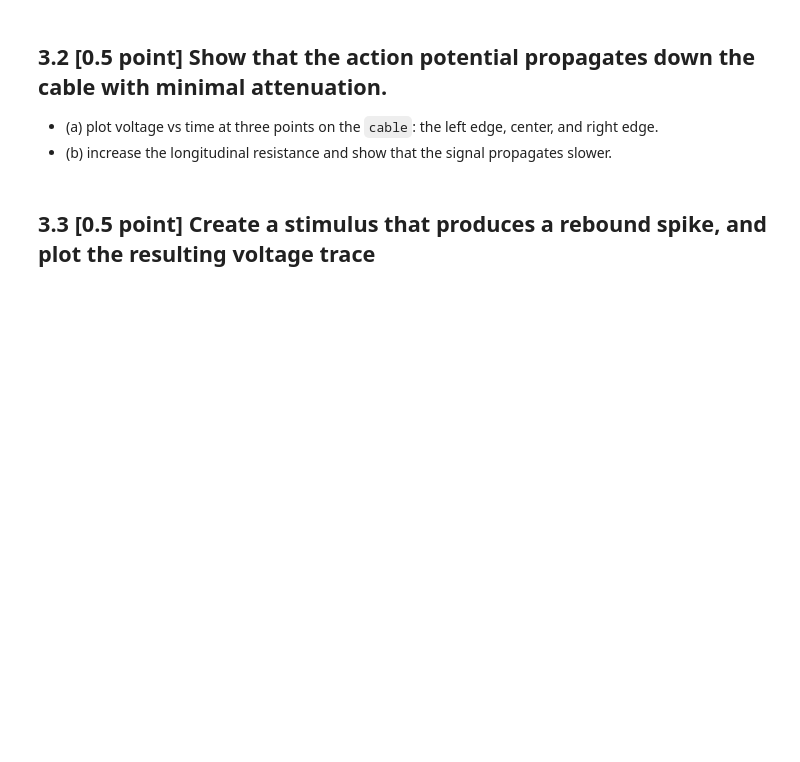
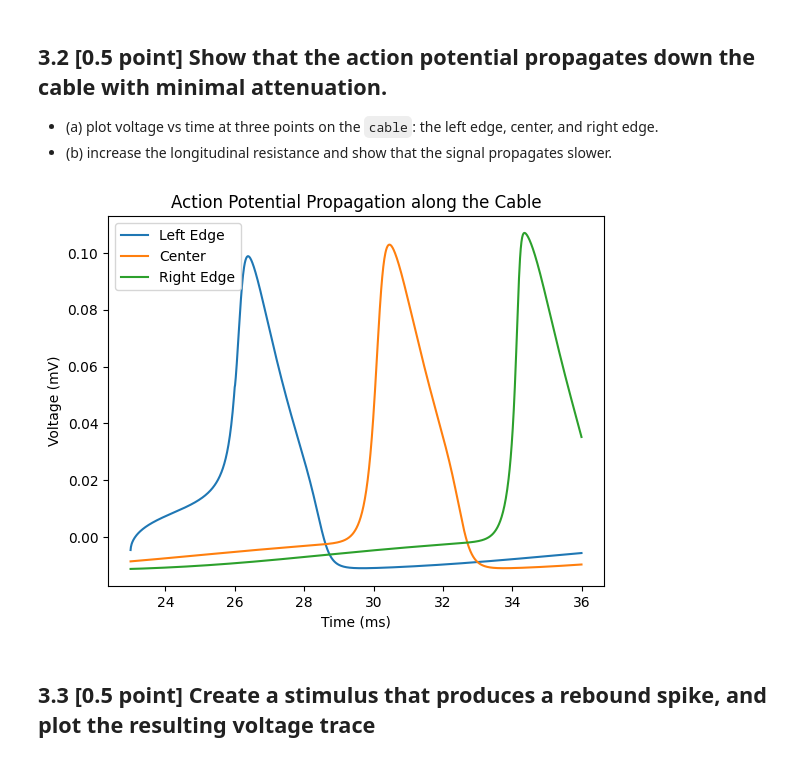
Before and after one commit to mr-nudo/neuronModels1, a Jupyter notebook: syde552_file_(1).ipynb, the cells around one changed output. Saved outputs shown, nothing was run; the diff lists cells and outputs as text; code cells hidden in the pictures; blank space fills up the shorter version.

```diff
--- a/syde552_file_(1).ipynb
+++ b/syde552_file_(1).ipynb
@@ -690,2 +759,30 @@ plt.show()
+# %%
+# Define locations for monitoring
+left_edge = 0
+center = int(len(neuron) / 2)
+right_edge = len(neuron) - 1
+
+# State monitors
+monitor_v_left = StateMonitor(neuron, 'v', record=left_edge)
+monitor_v_center = StateMonitor(neuron, 'v', record=center)
+monitor_v_right = StateMonitor(neuron, 'v', record=right_edge)
+
+# Inject an external current pulse at the left edge
+neuron.I[left_edge] = 1*uA
+run(3*ms)
+neuron.I = 0*uA
+run(10*ms)
+
+# Plot voltage vs time at three points on the cable on a single graph
+plt.plot(monitor_v_left.t/ms, monitor_v_left.v[0], label='Left Edge')
+plt.plot(monitor_v_center.t/ms, monitor_v_center.v[0], label='Center')
+plt.plot(monitor_v_right.t/ms, monitor_v_right.v[0], label='Right Edge')
+plt.xlabel('Time (ms)')
+plt.ylabel('Voltage (mV)')
+plt.title('Action Potential Propagation along the Cable')
+plt.legend()
+plt.show()
+# %% [output]
+[figure, added]
 # %% [markdown]
 ## 3.3 [0.5 point] Create a stimulus that produces a rebound spike, and plot the resulting voltage trace
```
Also changed, not shown: parts of 6 cells of this notebook.
